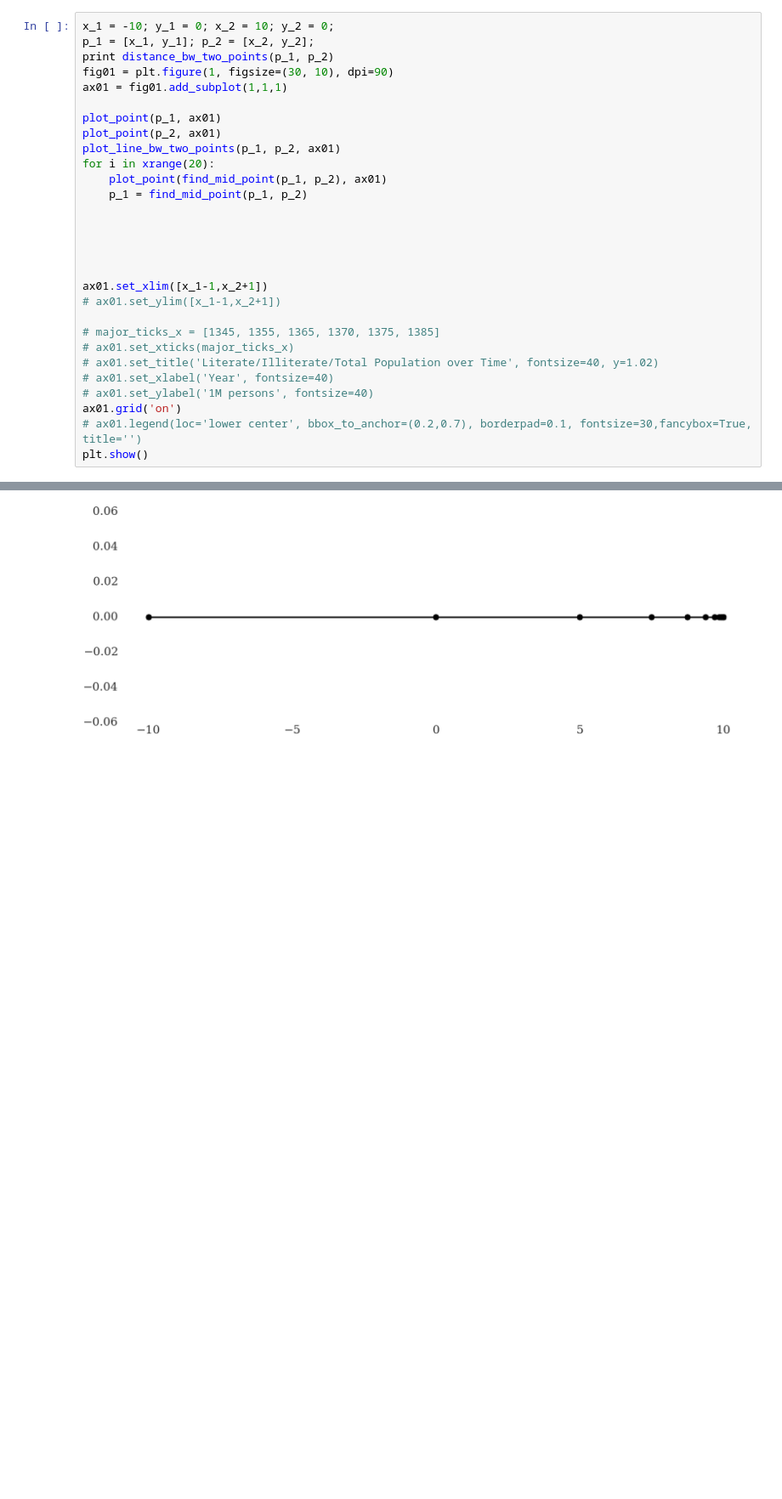
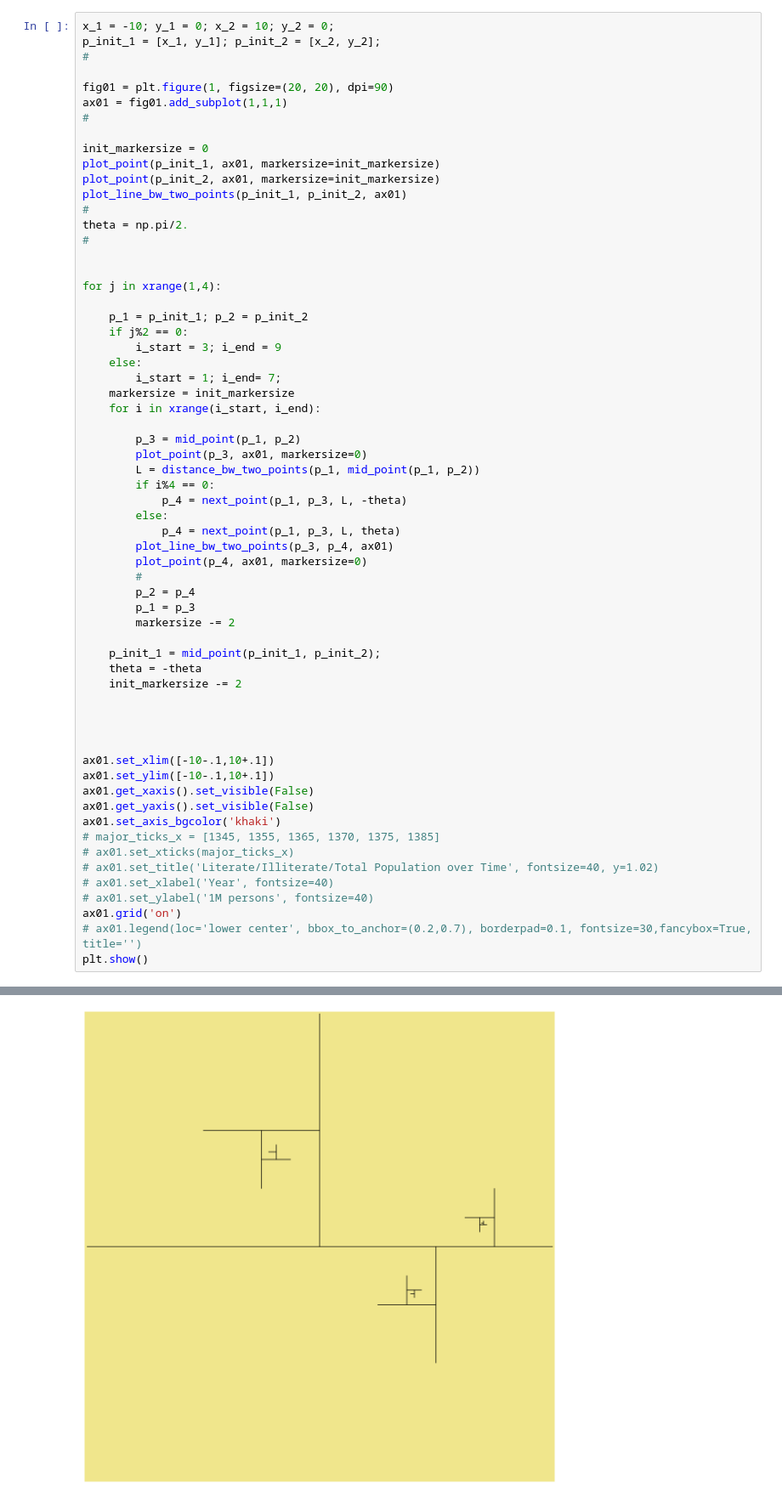
Before and after one commit to amirhamini/Geometry, a Jupyter notebook: divide_and_rotate.ipynb, the cells around one changed output, grey strips where cells are left out. Shown at 85% size. Cells and saved outputs as stored; diff of their text form; blank space fills up the shorter version.

```diff
--- a/divide_and_rotate.ipynb
+++ b/divide_and_rotate.ipynb
@@ -33,24 +54,57 @@ def distance_bw_two_points(p_1, p_2):
 # %%
 x_1 = -10; y_1 = 0; x_2 = 10; y_2 = 0;
-p_1 = [x_1, y_1]; p_2 = [x_2, y_2];
-print distance_bw_two_points(p_1, p_2)
-fig01 = plt.figure(1, figsize=(30, 10), dpi=90)
+p_init_1 = [x_1, y_1]; p_init_2 = [x_2, y_2];
+#
+
+fig01 = plt.figure(1, figsize=(20, 20), dpi=90)
 ax01 = fig01.add_subplot(1,1,1)
+#
 
-plot_point(p_1, ax01)
-plot_point(p_2, ax01)
-plot_line_bw_two_points(p_1, p_2, ax01)
-for i in xrange(20):
-    plot_point(find_mid_point(p_1, p_2), ax01)
-    p_1 = find_mid_point(p_1, p_2)
+init_markersize = 0
+plot_point(p_init_1, ax01, markersize=init_markersize)
+plot_point(p_init_2, ax01, markersize=init_markersize)
+plot_line_bw_two_points(p_init_1, p_init_2, ax01)
+#
+theta = np.pi/2.
+#
+
+
+for j in xrange(1,4):
+
+    p_1 = p_init_1; p_2 = p_init_2
+    if j%2 == 0:
+        i_start = 3; i_end = 9
+    else:
+        i_start = 1; i_end= 7;
+    markersize = init_markersize
+    for i in xrange(i_start, i_end):
+
+        p_3 = mid_point(p_1, p_2)
+        plot_point(p_3, ax01, markersize=0)
+        L = distance_bw_two_points(p_1, mid_point(p_1, p_2))
+        if i%4 == 0:
+            p_4 = next_point(p_1, p_3, L, -theta)
+        else:
+            p_4 = next_point(p_1, p_3, L, theta)
+        plot_line_bw_two_points(p_3, p_4, ax01)
+        plot_point(p_4, ax01, markersize=0)
+        #
+        p_2 = p_4
+        p_1 = p_3
+        markersize -= 2
+
+    p_init_1 = mid_point(p_init_1, p_init_2);
+    theta = -theta
+    init_markersize -= 2
 
 
 
 
-
-ax01.set_xlim([x_1-1,x_2+1])
-# ax01.set_ylim([x_1-1,x_2+1])
-
+ax01.set_xlim([-10-.1,10+.1])
+ax01.set_ylim([-10-.1,10+.1])
+ax01.get_xaxis().set_visible(False)
+ax01.get_yaxis().set_visible(False)
+ax01.set_axis_bgcolor('khaki')
 # major_ticks_x = [1345, 1355, 1365, 1370, 1375, 1385]
 # ax01.set_xticks(major_ticks_x)
 # ax01.set_title('Literate/Illiterate/Total Population over Time', fontsize=40, y=1.02)
@@ -64 +117 @@ plt.show()
-[figure, old version]
+[figure, new version]
```
Also changed, not shown: parts of 4 cells of this notebook.
